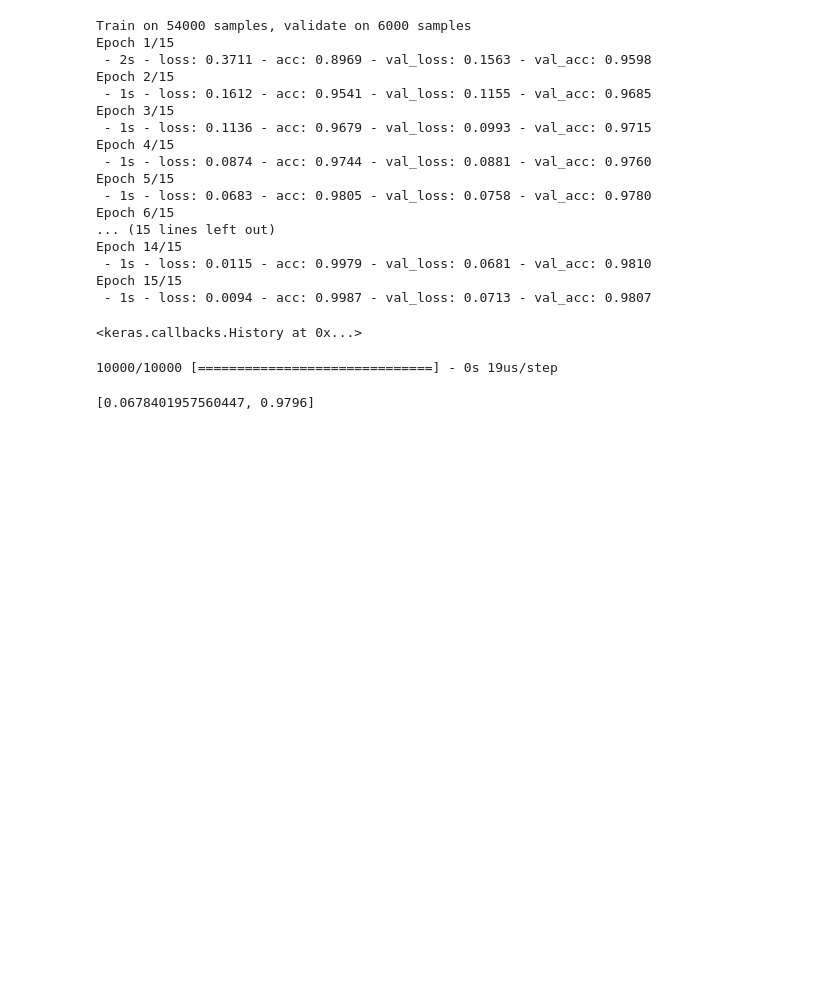
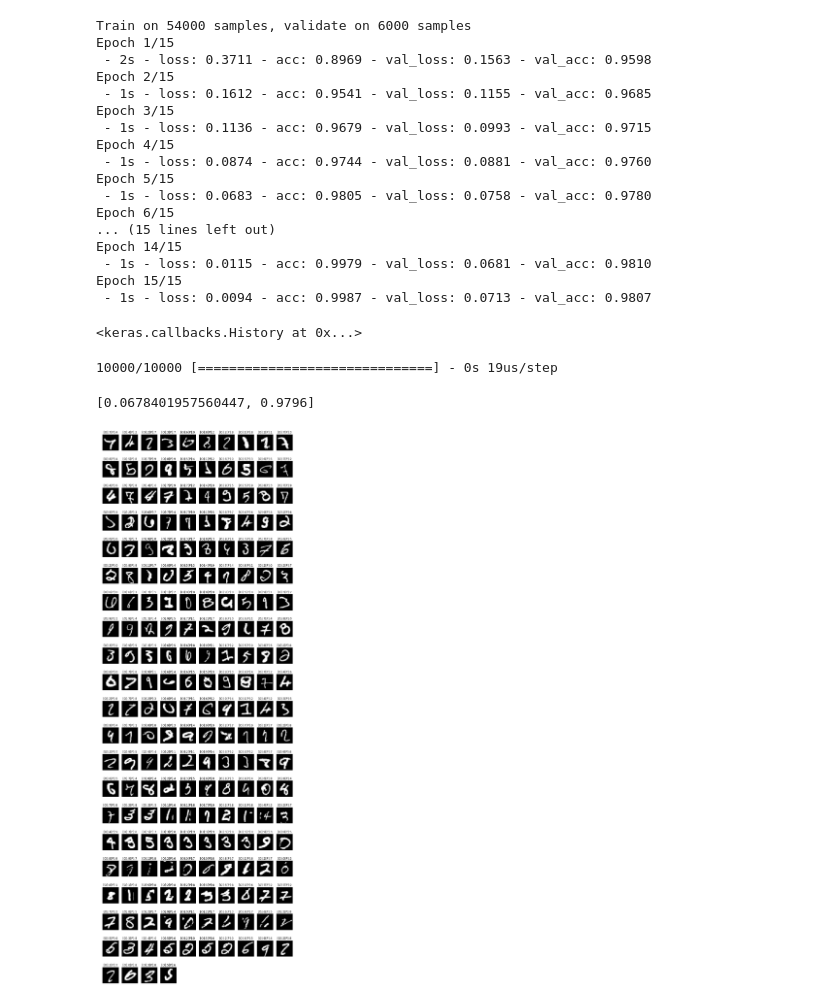
Before and after one commit to grand-coder/MLDB101, a Jupyter notebook: mlp.ipynb, the cells around one changed output. Drawn from its saved outputs; the diff is of its cells as text; code cells hidden in the pictures; blank space fills up the shorter version.

```diff
--- a/mlp.ipynb
+++ b/mlp.ipynb
@@ -109,3 +109,23 @@ mlp.evaluate(x_test_shape, y_test_cat)
 # %% [output]
 10000/10000 [==============================] - 0s 19us/step
 [0.0678401957560447, 0.9796]
+# %%
+import numpy as np
+pre = mlp.predict_classes(x_test_shape)
+# 找出不一樣的預測的index
+idx = np.nonzero(y_test != pre)[0]
+# 把所有不一樣的圖片拿出來
+false_img = x_test[idx]
+false_ori_label = y_test[idx]
+false_pre_label = pre[idx]
+plt.figure(figsize=(14, 42))
+width = 10
+height = len(false_img) // width + 1
+for i, img in enumerate(false_img):
+    plt.subplot(height, width, i+1)
+    msg = "[O]:" + str(false_ori_label[i]) + "[P]:" + str(false_pre_label[i])
+    plt.title(msg)
+    plt.axis("off")
+    plt.imshow(img, cmap="gray")
+# %% [output]
+[figure, added]
```
Also changed, not shown: parts of 2 cells of this notebook.
